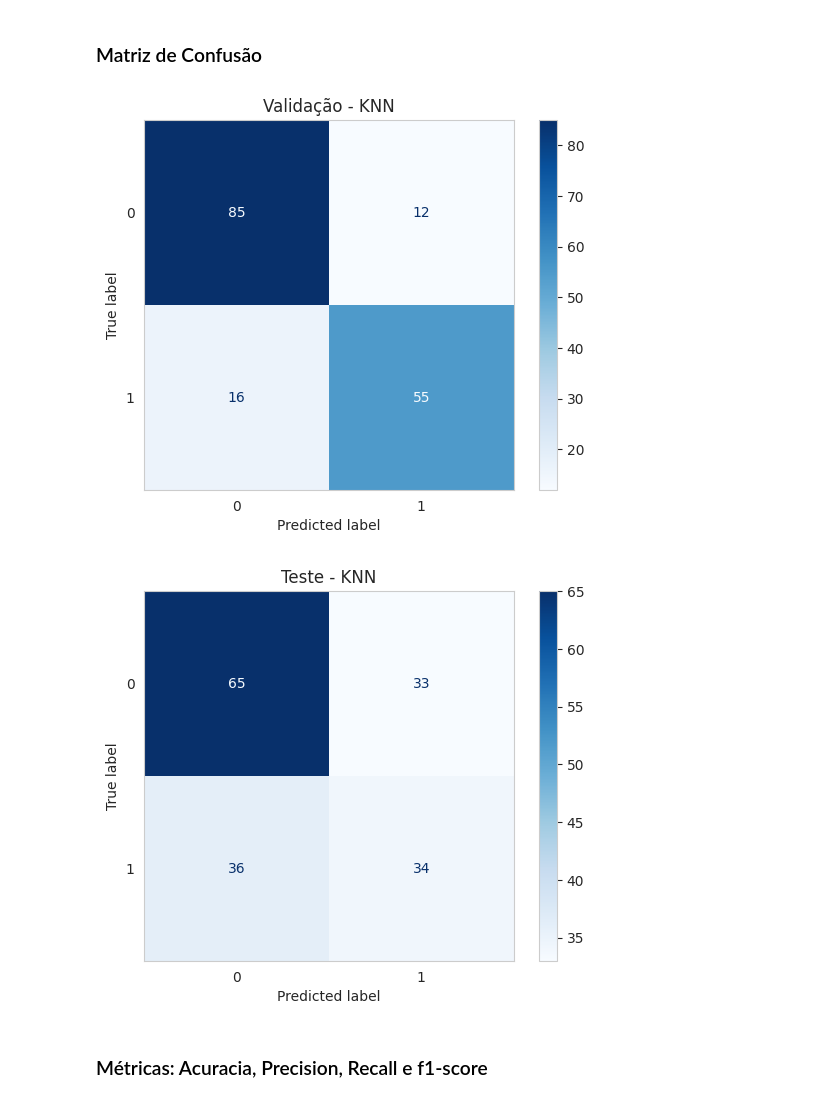
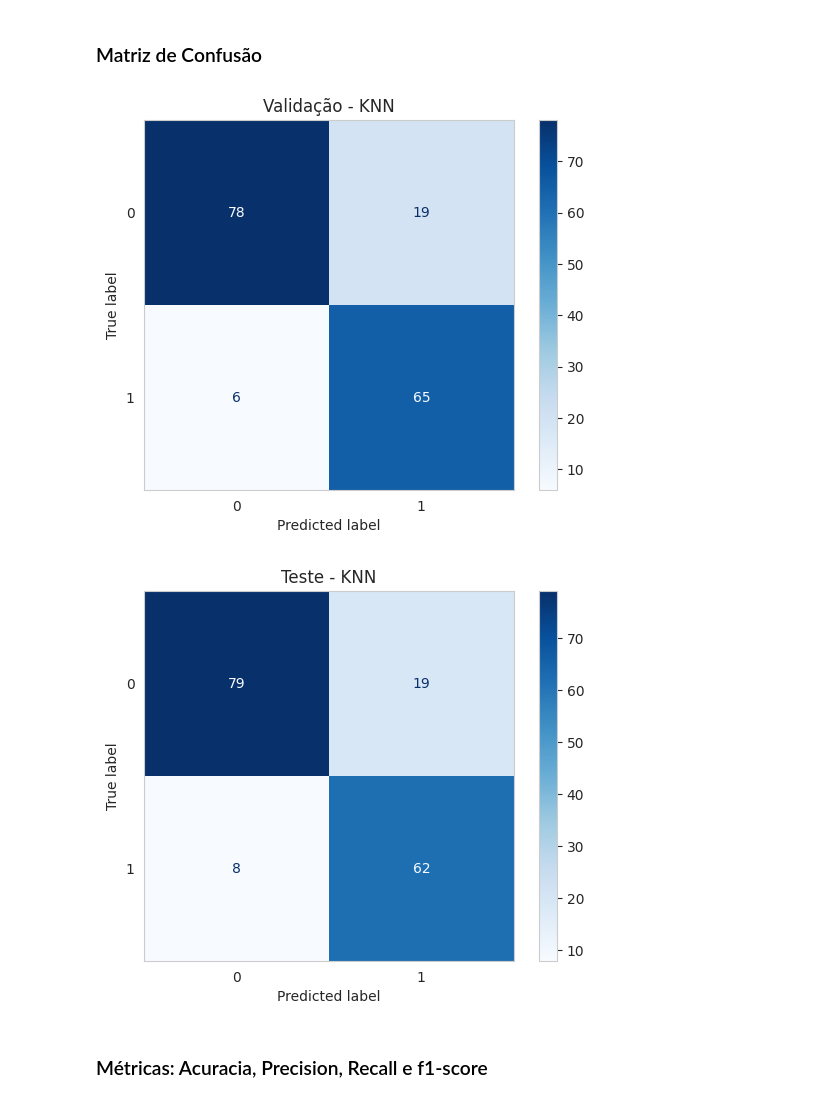
Before and after one commit to alefCauan/DiabetesClassificationKNN, a Jupyter notebook: main.ipynb, the cells around one changed output. Cells and saved outputs as stored; diff of their text form; code cells hidden in the pictures.

```diff
--- a/main.ipynb
+++ b/main.ipynb
@@ -409,11 +345,10 @@ X_test = X_test.copy()
 # %% [markdown]
 ## Seleção de Features
 # %%
-
-# seleção de features
-X_train = X_train[selected_features]
-X_val = X_val[selected_features]
-X_test = X_test[selected_features]
+features = [f for f in df.columns if f != 'Glioma' and f in X_train.columns]
+X_train = X_train[features]
+X_val = X_val[features]
+X_test = X_test[features]
 # %% [markdown]
 ## Normalização
 # %%
@@ -441,7 +376,8 @@ Test  -> (168, 8)
 # %%
 knn = KNeighborsClassifier(n_neighbors=5)
 knn.fit(X_train, y_train)
-y_pred = knn.predict(X_val)
+y_pred_val = knn.predict(X_val)
+y_pred_test = knn.predict(X_test)
 # %% [markdown]
 # Avaliação dos Modelos
 # %% [markdown]
@@ -449,22 +385,22 @@ y_pred = knn.predict(X_val)
 # %% [markdown]
 ### Matriz de Confusão
 # %%
-cm = confusion_matrix(y_val, y_pred)
+cm = confusion_matrix(y_val, y_pred_val)
 disp = ConfusionMatrixDisplay(confusion_matrix=cm, display_labels=knn.classes_)
 disp.plot(cmap=plt.cm.Blues)
 plt.title('Validação - KNN')
 plt.grid(False)
 plt.show()
 # %% [output]
-[figure, old version]
+[figure, new version]
 # %%
-cm = confusion_matrix(y_test, y_pred)
+cm = confusion_matrix(y_test, y_pred_test)
 disp = ConfusionMatrixDisplay(confusion_matrix=cm, display_labels=knn.classes_)
 disp.plot(cmap=plt.cm.Blues)
 plt.title('Teste - KNN')
 plt.grid(False)
 plt.show()
 # %% [output]
-[figure, old version]
+[figure, new version]
 # %% [markdown]
 ### Métricas: Acuracia, Precision, Recall e f1-score
```
Also changed, not shown: parts of 11 cells of this notebook.
